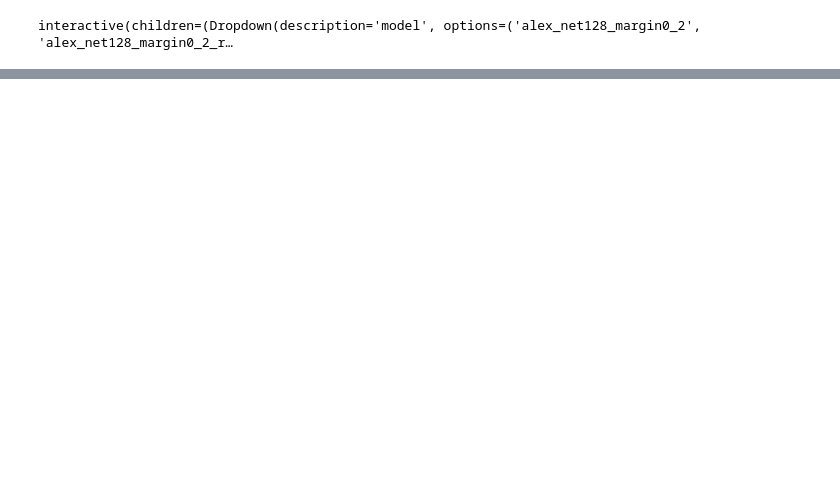
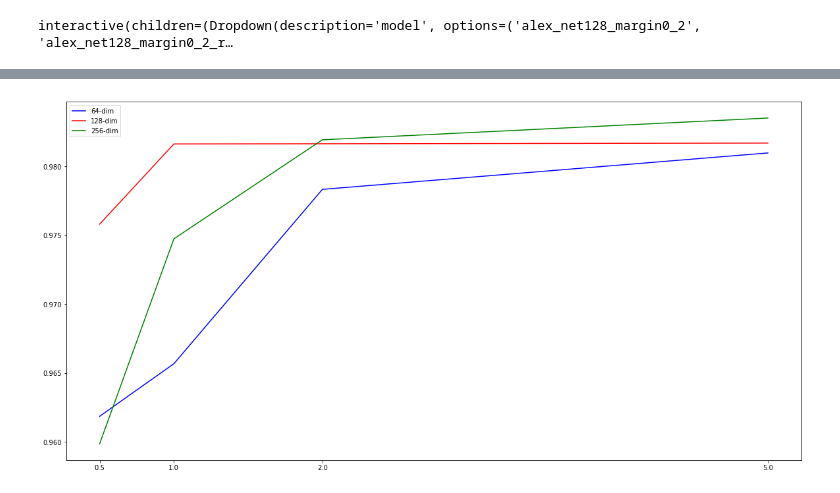
Before and after one commit to binarySequoia/learning_bee_fingerprints, a Jupyter notebook: notebooks/vizualization.ipynb, the cells around one changed output, grey strips where cells are left out. Drawn from its saved outputs; the diff is of its cells as text; code cells hidden in the pictures; blank space fills up the shorter version.

```diff
--- a/notebooks/vizualization.ipynb
+++ b/notebooks/vizualization.ipynb
@@ -165,3 +181,12 @@ AUC_TABLE.head()
+# %%
+plt.figure(figsize=(20,10))
+plt.plot([0.5, 1, 2, 5], BODY_AUC_TABLE[alex_net64_idx]["test_auc_roc"].values, "b-", label="64-dim")
+plt.plot([0.5, 1, 2, 5], BODY_AUC_TABLE[alex_net128_idx]["test_auc_roc"].values, "r-", label="128-dim")
+plt.plot([0.5, 1, 2, 5], BODY_AUC_TABLE[alex_net256_idx]["test_auc_roc"].values, "g-", label="256-dim")
+plt.xticks([0.5, 1, 2, 5], )
+plt.legend();
+# %% [output]
+[figure, added]
 # %%
 AUC_TABLE = AUC_TABLE.sort_values("test_auc_roc", ascending=False)
 # %%
```
Also changed, not shown: parts of 12 cells of this notebook, 15 other files.
